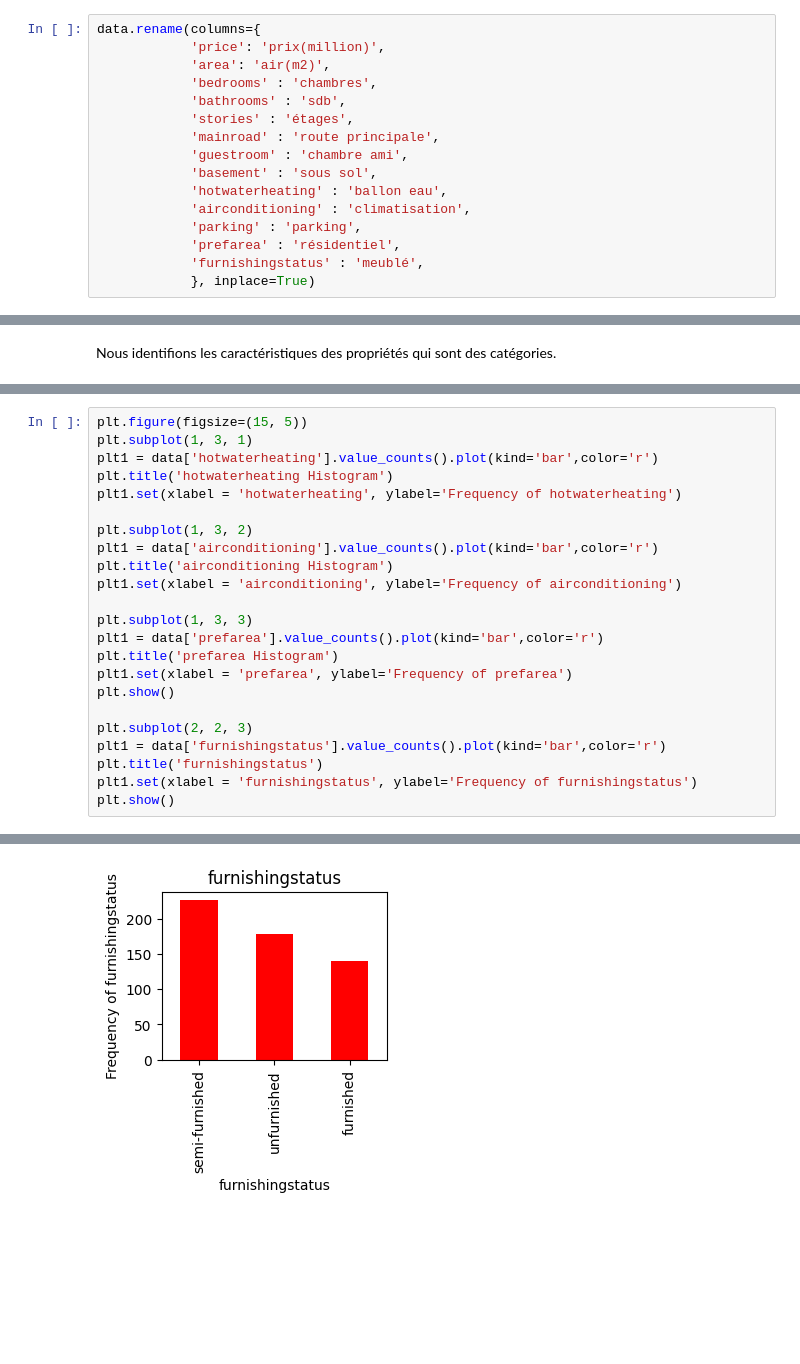
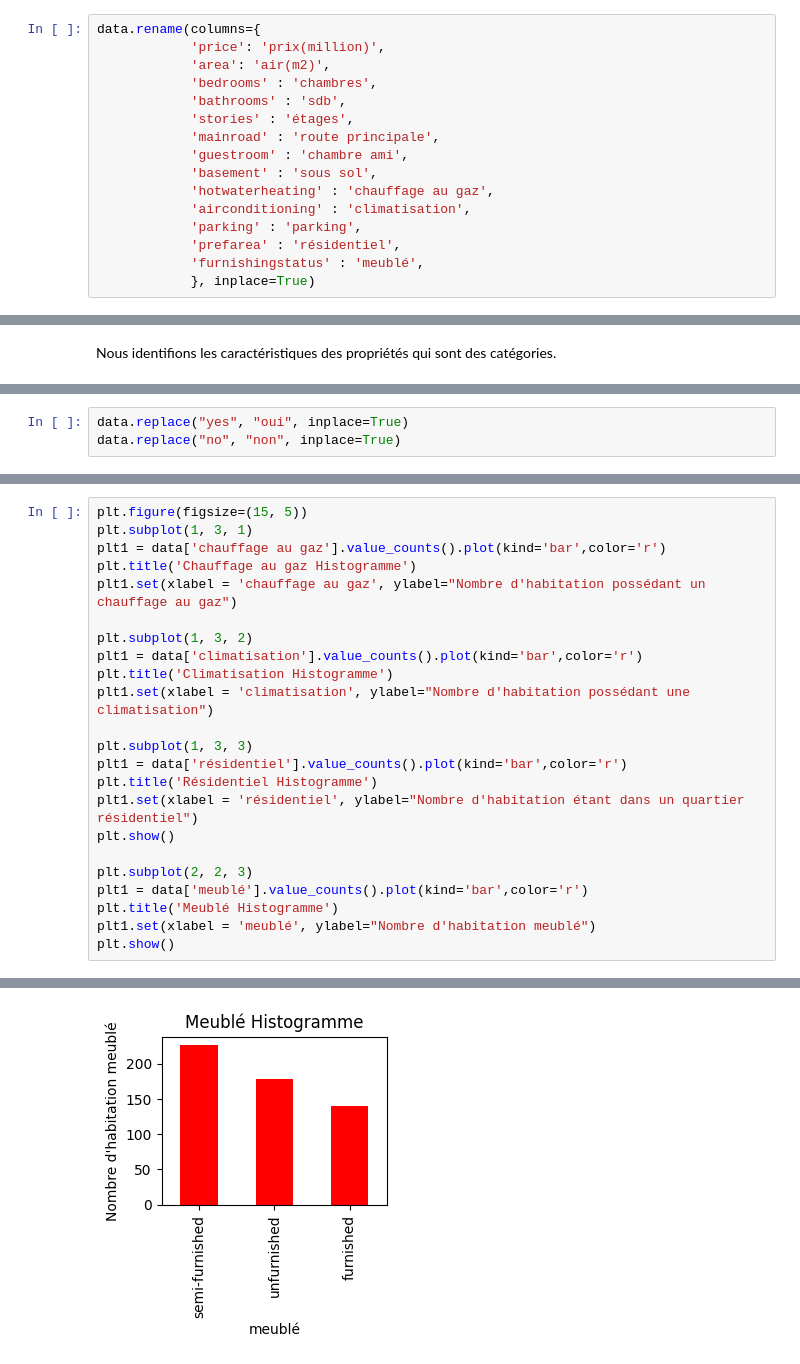
Before and after one commit to HaDock404/api-housing-prices, a Jupyter notebook: analysis/notebook.ipynb, the cells around one changed output, grey strips where cells are left out. Saved outputs shown, nothing was run; the diff lists cells and outputs as text; blank space fills up the shorter version.

```diff
--- a/analysis/notebook.ipynb
+++ b/analysis/notebook.ipynb
@@ -91,7 +91,7 @@ data.rename(columns={
             'mainroad' : 'route principale',
             'guestroom' : 'chambre ami',
             'basement' : 'sous sol',
-            'hotwaterheating' : 'ballon eau',
+            'hotwaterheating' : 'chauffage au gaz',
             'airconditioning' : 'climatisation',
             'parking' : 'parking',
             'prefarea' : 'résidentiel',
@@ -203,3 +205,6 @@ meublé
+# %%
+data.replace("yes", "oui", inplace=True)
+data.replace("no", "non", inplace=True)
 # %%
 plt.figure(figsize=(15, 6))
 
@@ -224,24 +229,24 @@ plt.show()
 # %%
 plt.figure(figsize=(15, 5))
 plt.subplot(1, 3, 1)
-plt1 = data['hotwaterheating'].value_counts().plot(kind='bar',color='r')
-plt.title('hotwaterheating Histogram')
-plt1.set(xlabel = 'hotwaterheating', ylabel='Frequency of hotwaterheating')
+plt1 = data['chauffage au gaz'].value_counts().plot(kind='bar',color='r')
+plt.title('Chauffage au gaz Histogramme')
+plt1.set(xlabel = 'chauffage au gaz', ylabel="Nombre d'habitation possédant un chauffage au gaz")
 
 plt.subplot(1, 3, 2)
-plt1 = data['airconditioning'].value_counts().plot(kind='bar',color='r')
-plt.title('airconditioning Histogram')
-plt1.set(xlabel = 'airconditioning', ylabel='Frequency of airconditioning')
+plt1 = data['climatisation'].value_counts().plot(kind='bar',color='r')
+plt.title('Climatisation Histogramme')
+plt1.set(xlabel = 'climatisation', ylabel="Nombre d'habitation possédant une climatisation")
 
 plt.subplot(1, 3, 3)
-plt1 = data['prefarea'].value_counts().plot(kind='bar',color='r')
-plt.title('prefarea Histogram')
-plt1.set(xlabel = 'prefarea', ylabel='Frequency of prefarea')
+plt1 = data['résidentiel'].value_counts().plot(kind='bar',color='r')
+plt.title('Résidentiel Histogramme')
+plt1.set(xlabel = 'résidentiel', ylabel="Nombre d'habitation étant dans un quartier résidentiel")
 plt.show()
 
 plt.subplot(2, 2, 3)
-plt1 = data['furnishingstatus'].value_counts().plot(kind='bar',color='r')
-plt.title('furnishingstatus')
-plt1.set(xlabel = 'furnishingstatus', ylabel='Frequency of furnishingstatus')
+plt1 = data['meublé'].value_counts().plot(kind='bar',color='r')
+plt.title('Meublé Histogramme')
+plt1.set(xlabel = 'meublé', ylabel="Nombre d'habitation meublé")
 plt.show()
 # %% [output]
@@ -249,4 +254,4 @@ plt.show()
-[figure, old version]
+[figure, new version]
 # %%
 plt.figure(figsize=(10,5))
 
```
Also changed, not shown: parts of 13 cells of this notebook.
